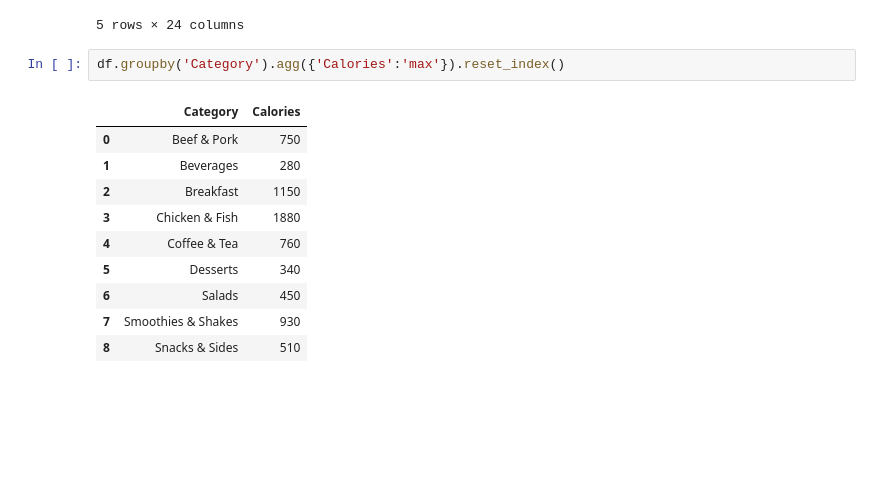
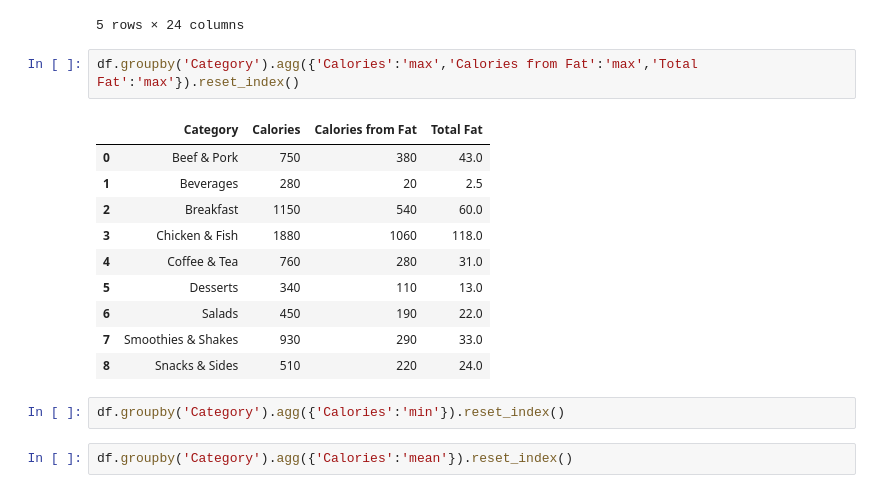
Before and after one commit to ipatel467/McDonald-s-Menu, a Jupyter notebook: Index.ipynb, the cells around one changed output. Drawn from its saved outputs; the diff is of its cells as text; blank space fills up the shorter version.

```diff
--- a/Index.ipynb
+++ b/Index.ipynb
@@ -239,16 +235,20 @@ df.head()
 | 3 | Breakfast | Sausage McMuffin with Egg | 5.7 oz (161 g) | 450 | 250 | 28.0 | 43 | ... |
 | 4 | Breakfast | Sausage McMuffin with Egg Whites | 5.7 oz (161 g) | 400 | 210 | 23.0 | 35 | ... |
 5 rows × 24 columns
+# %%
+df.groupby('Category').agg({'Calories':'max','Calories from Fat':'max','Total Fat':'max'}).reset_index()
+# %% [output]
+|  | Category | Calories | Calories from Fat | Total Fat |
+| 0 | Beef & Pork | 750 | 380 | 43.0 |
+| 1 | Beverages | 280 | 20 | 2.5 |
+| 2 | Breakfast | 1150 | 540 | 60.0 |
+| 3 | Chicken & Fish | 1880 | 1060 | 118.0 |
+| 4 | Coffee & Tea | 760 | 280 | 31.0 |
+| 5 | Desserts | 340 | 110 | 13.0 |
+| 6 | Salads | 450 | 190 | 22.0 |
+| 7 | Smoothies & Shakes | 930 | 290 | 33.0 |
+| 8 | Snacks & Sides | 510 | 220 | 24.0 |
 # %%
-df.groupby('Category').agg({'Calories':'max'}).reset_index()
+df.groupby('Category').agg({'Calories':'min'}).reset_index()
-# %% [output]
-|  | Category | Calories |
-| 0 | Beef & Pork | 750 |
-| 1 | Beverages | 280 |
-| 2 | Breakfast | 1150 |
-| 3 | Chicken & Fish | 1880 |
-| 4 | Coffee & Tea | 760 |
-| 5 | Desserts | 340 |
-| 6 | Salads | 450 |
-| 7 | Smoothies & Shakes | 930 |
-| 8 | Snacks & Sides | 510 |
+# %%
+df.groupby('Category').agg({'Calories':'mean'}).reset_index()
```
Also changed, not shown: parts of 3 cells of this notebook.
